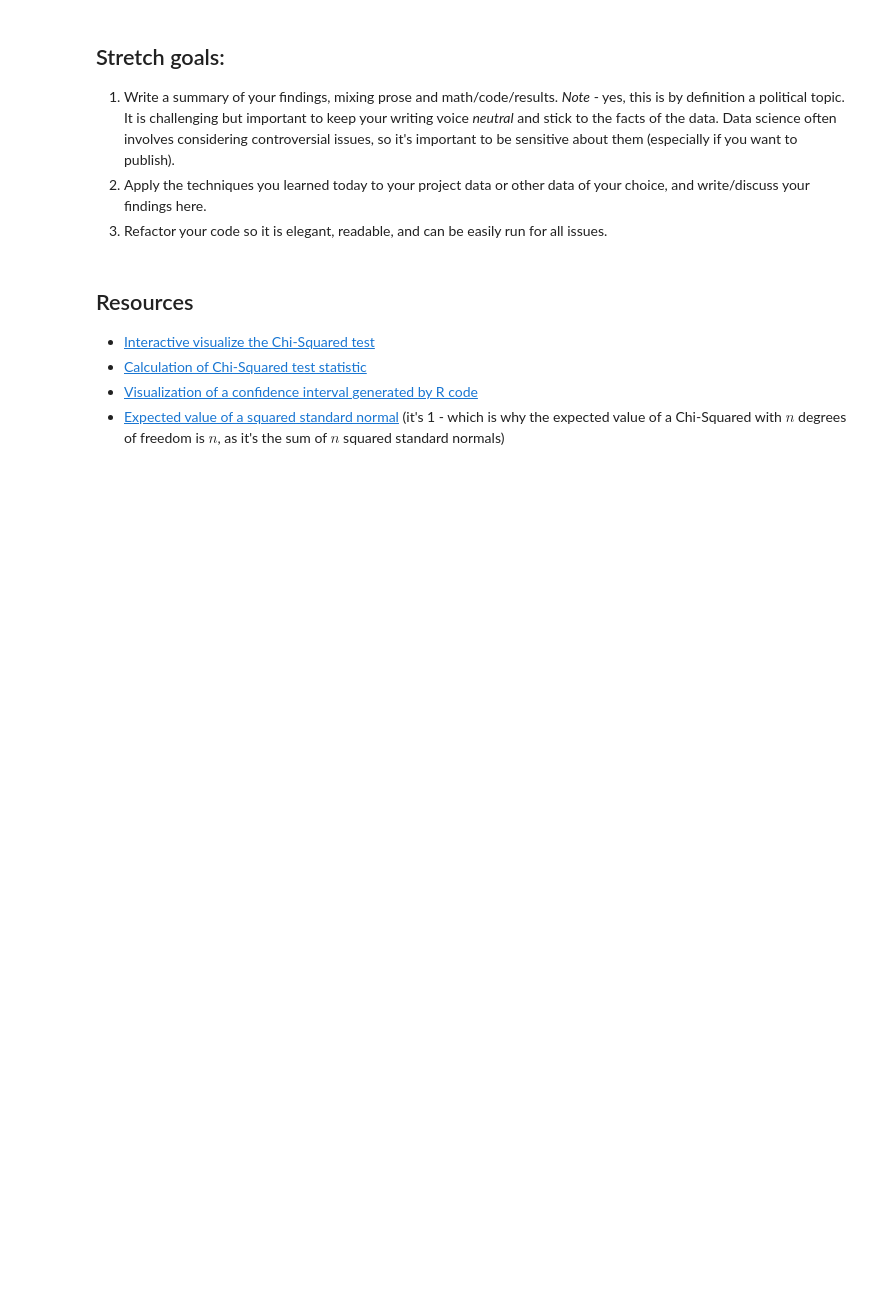
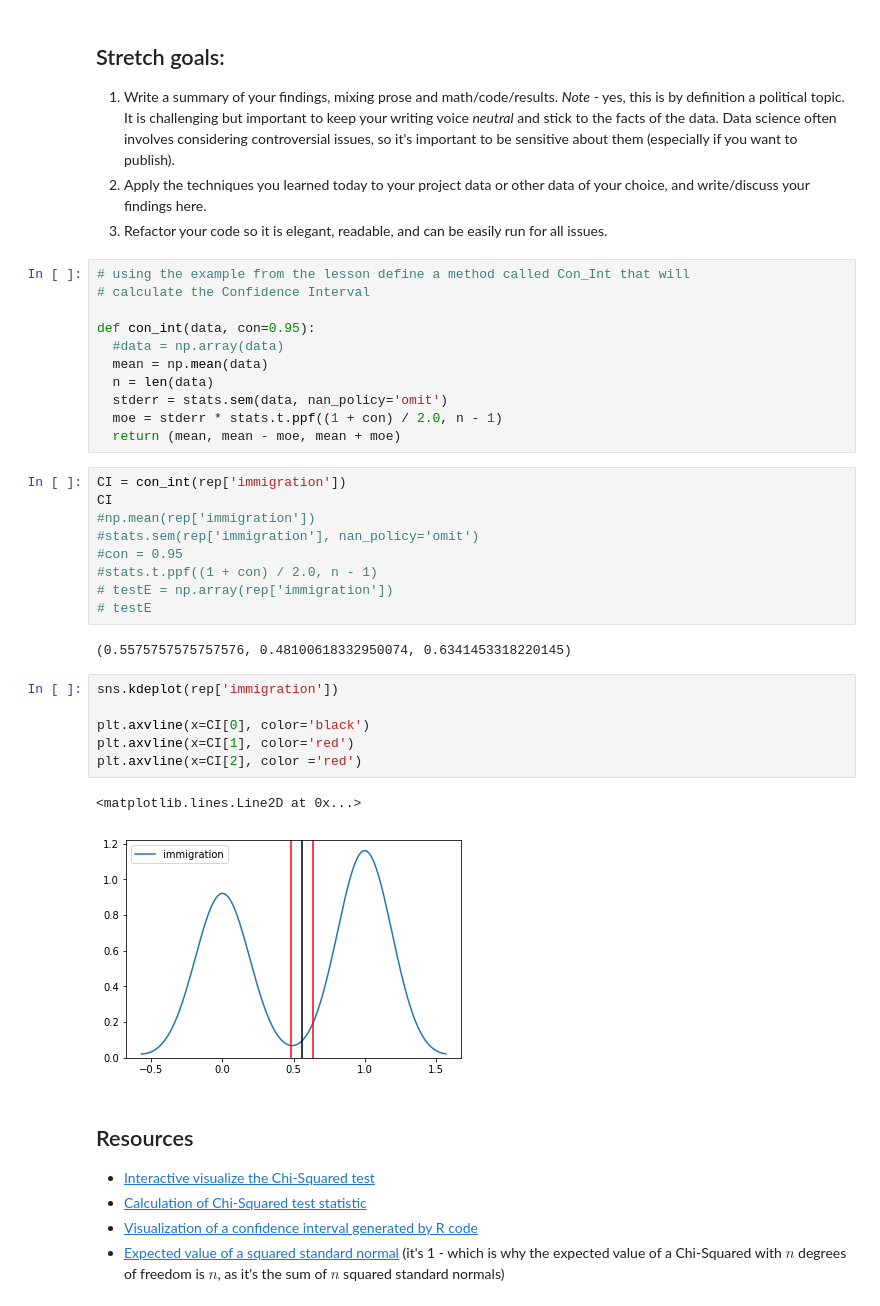
Before and after one commit to nephylum/DS-Unit-1-Sprint-2-Statistics, a Jupyter notebook: module2/LS_DS9_122_Sampling_Confidence_Intervals_and_Hypothesis_Testing_Assignment.ipynb, the cells around one changed output. Saved outputs shown, nothing was run; the diff lists cells and outputs as text; blank space fills up the shorter version.

```diff
--- a/module2/LS_DS9_122_Sampling_Confidence_Intervals_and_Hypothesis_Testing_Assignment.ipynb
+++ b/module2/LS_DS9_122_Sampling_Confidence_Intervals_and_Hypothesis_Testing_Assignment.ipynb
@@ -140,6 +132,37 @@ plt.axvline(x_bar, color='k');
 1. Write a summary of your findings, mixing prose and math/code/results. *Note* - yes, this is by definition a political topic. It is challenging but important to keep your writing voice *neutral* and stick to the facts of the data. Data science often involves considering controversial issues, so it's important to be sensitive about them (especially if you want to publish).
 2. Apply the techniques you learned today to your project data or other data of your choice, and write/discuss your findings here.
 3. Refactor your code so it is elegant, readable, and can be easily run for all issues.
+# %%
+# using the example from the lesson define a method called Con_Int that will
+# calculate the Confidence Interval
+
+def con_int(data, con=0.95):
+  #data = np.array(data)
+  mean = np.mean(data)
+  n = len(data)
+  stderr = stats.sem(data, nan_policy='omit')
+  moe = stderr * stats.t.ppf((1 + con) / 2.0, n - 1)
+  return (mean, mean - moe, mean + moe)
+# %%
+CI = con_int(rep['immigration'])
+CI
+#np.mean(rep['immigration'])
+#stats.sem(rep['immigration'], nan_policy='omit')
+#con = 0.95
+#stats.t.ppf((1 + con) / 2.0, n - 1)
+# testE = np.array(rep['immigration'])
+# testE
+# %% [output]
+(0.5575757575757576, 0.48100618332950074, 0.6341453318220145)
+# %%
+sns.kdeplot(rep['immigration'])
+
+plt.axvline(x=CI[0], color='black')
+plt.axvline(x=CI[1], color='red')
+plt.axvline(x=CI[2], color ='red')
+# %% [output]
+<matplotlib.lines.Line2D at 0x...>
+[figure, added]
 # %% [markdown]
 ## Resources
 
```
Also changed, not shown: parts of 4 cells of this notebook.
